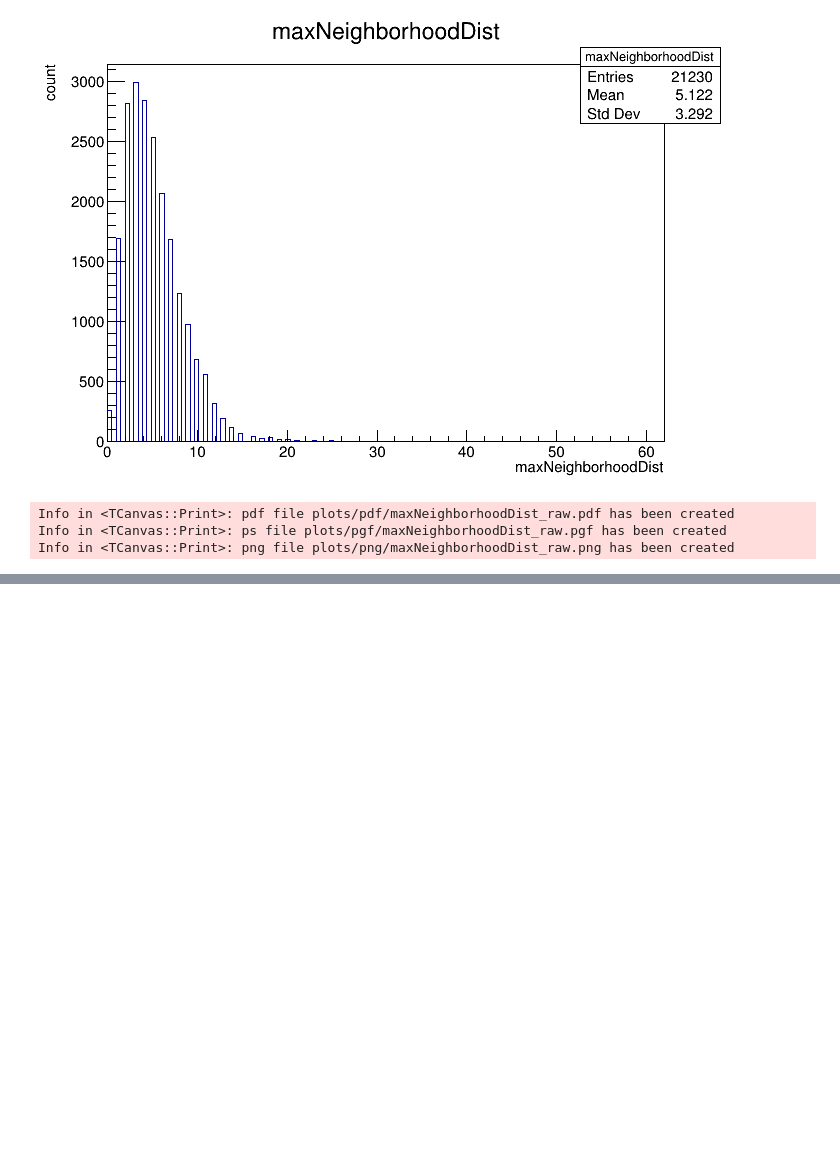
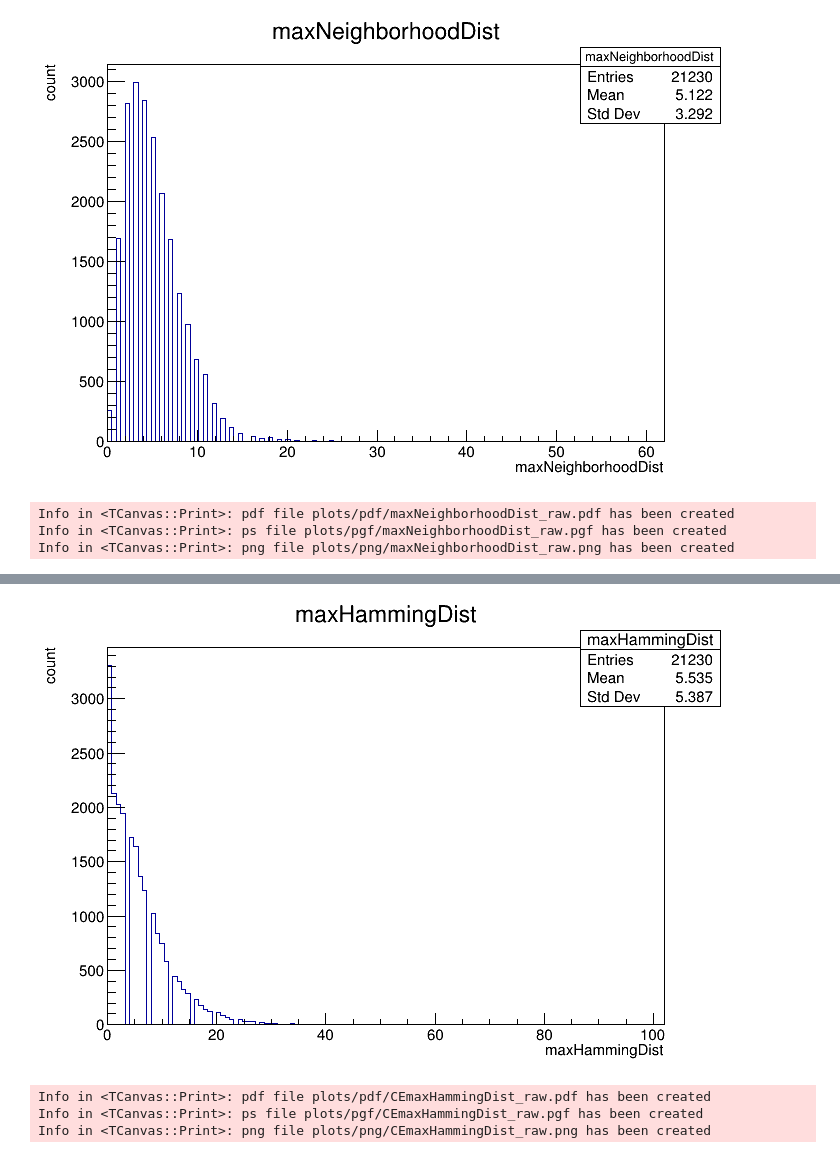
Before and after one commit to zazbone/AmBe_Analysis, a Jupyter notebook: cube_counter_raw.ipynb, the cells around one changed output, grey strips where cells are left out. Drawn from its saved outputs; the diff is of its cells as text; code cells hidden in the pictures; blank space fills up the shorter version.

```diff
--- a/cube_counter_raw.ipynb
+++ b/cube_counter_raw.ipynb
@@ -111,0 +167,11 @@ Info in <TCanvas::Print>: png file plots/png/maxNeighborhoodDist_raw.png has bee
+# %%
+dfCE = dfCE.Define("maxHammingDist", "ROOT::VecOps::Max(ROOT::VecOps::abs(HammingDist))");
+TCanvas c;
+auto hist = dfCE.Histo1D("maxHammingDist")->DrawClone();
+c.Draw();
+savePlot(hist, "CEmaxHammingDist_raw");
+# %% [output]
+[figure, added]
+Info in <TCanvas::Print>: pdf file plots/pdf/CEmaxHammingDist_raw.pdf has been created
+Info in <TCanvas::Print>: ps file plots/pgf/CEmaxHammingDist_raw.pgf has been created
+Info in <TCanvas::Print>: png file plots/png/CEmaxHammingDist_raw.png has been created
```
Also changed, not shown: parts of 13 cells of this notebook.
